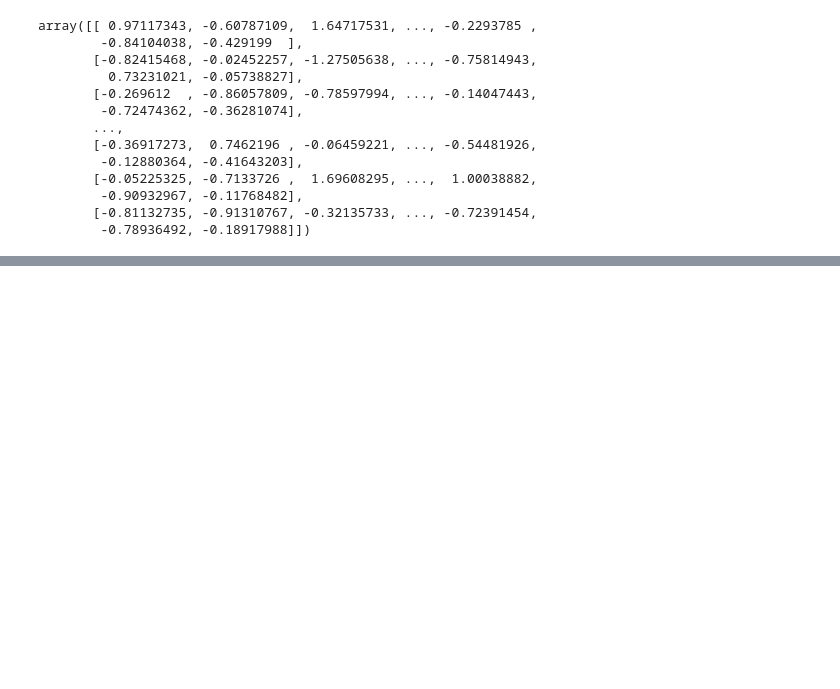
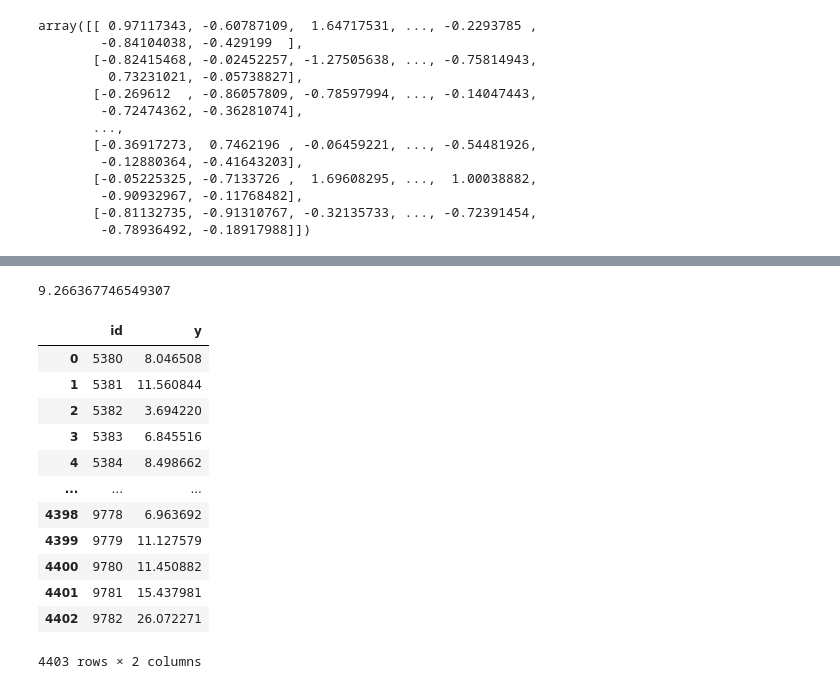
Before and after one commit to pdhanoa/cs390-project, a Jupyter notebook: Kaggle/data/PCA-RandomForest.ipynb, the cells around one changed output, grey strips where cells are left out. Cells and saved outputs as stored; diff of their text form; code cells hidden in the pictures; blank space fills up the shorter version.

Commit message:
Predictions for MARS

```diff
--- a/Kaggle/data/PCA-RandomForest.ipynb
+++ b/Kaggle/data/PCA-RandomForest.ipynb
@@ -359,3 +359,11 @@ array([[ 0.97117343, -0.60787109,  1.64717531, ..., -0.2293785 ,
         -0.90932967, -0.11768482],
        [-0.81132735, -0.91310767, -0.32135733, ..., -0.72391454,
         -0.78936492, -0.18917988]])
+# %%
+from pyearth import Earth
+# define the model
+model = Earth()
+# fit the model on training dataset
+model.fit(scaled_X, y)
+
+pred = model.predict(scaled_X)
@@ -361,0 +376,24 @@ array([[ 0.97117343, -0.60787109,  1.64717531, ..., -0.2293785 ,
+# %%
+np.sqrt(mean_squared_error(pred, y))
+# %% [output]
+9.266367746549307
+# %%
+pred_df = pd.DataFrame(pd.read_csv('test.csv')['id'], columns=['id'])
+pred_df['y'] = model.predict(X_test_scaled)
+pred_df.to_csv('pred.csv', index=False)
+# %%
+pred_df
+# %% [output]
+|  | id | y |
+| 0 | 5380 | 8.046508 |
+| 1 | 5381 | 11.560844 |
+| 2 | 5382 | 3.694220 |
+| 3 | 5383 | 6.845516 |
+| 4 | 5384 | 8.498662 |
+| ... | ... | ... |
+| 4398 | 9778 | 6.963692 |
+| 4399 | 9779 | 11.127579 |
+| 4400 | 9780 | 11.450882 |
+| 4401 | 9781 | 15.437981 |
+| 4402 | 9782 | 26.072271 |
+4403 rows × 2 columns
```
Also changed, not shown: parts of 4 cells of this notebook, 1 other file.
